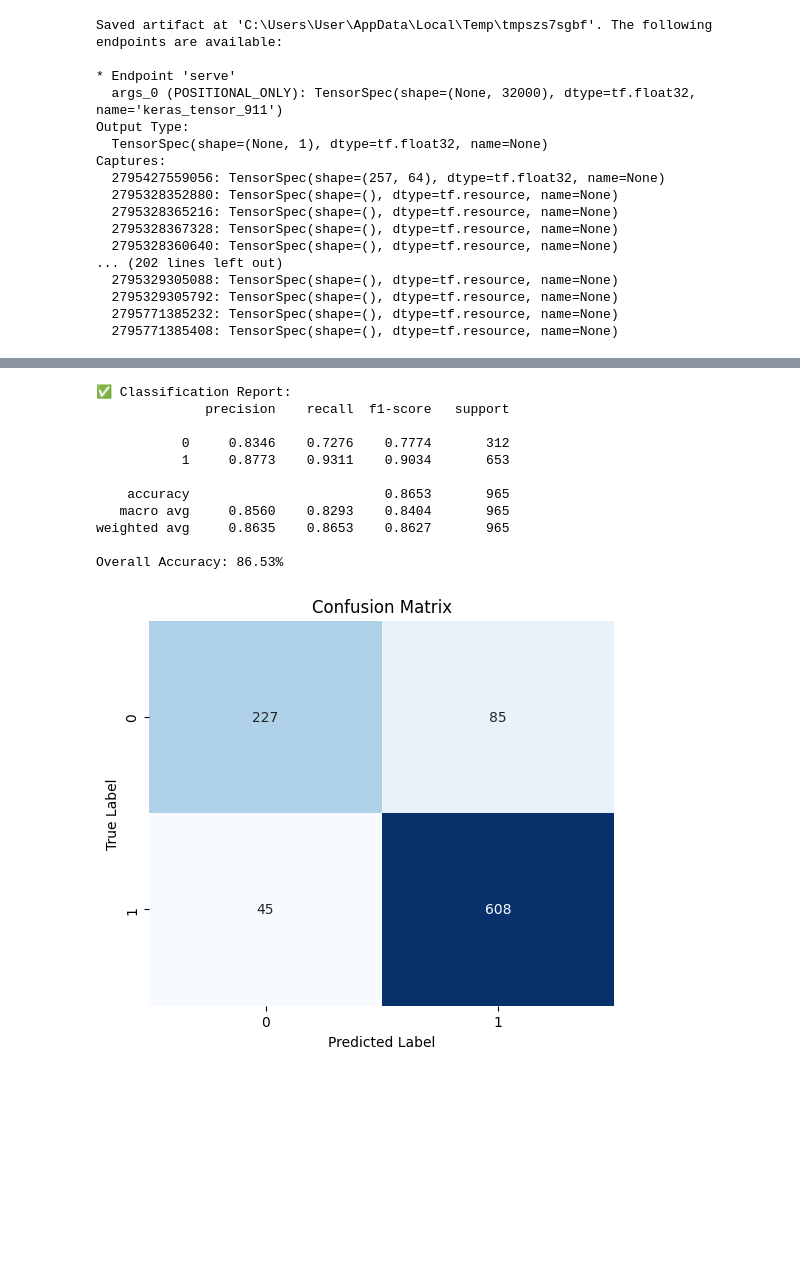
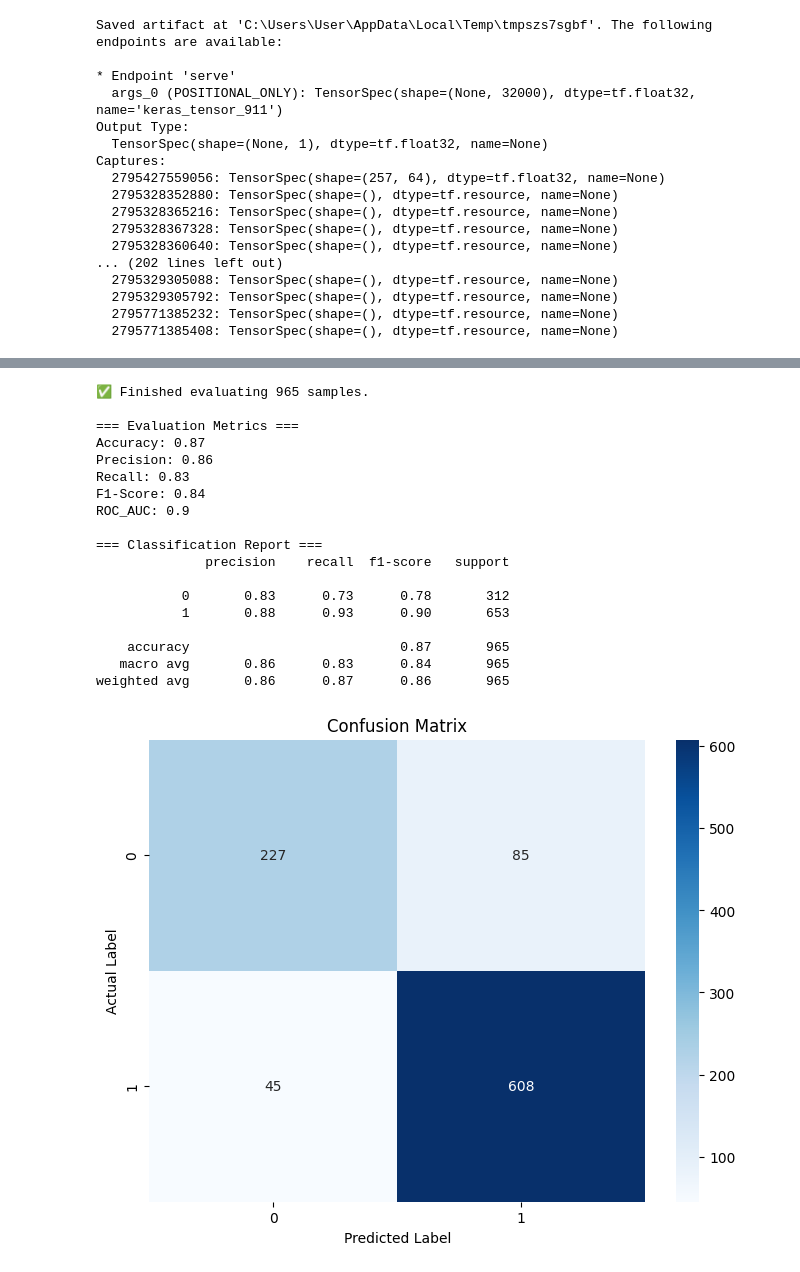
Before and after one commit to AlexPhang-M/CoughDetection_TinyML_KnowledgeDistillation_google-health, a Jupyter notebook: Code.ipynb, the cells around one changed output, grey strips where cells are left out. Cells and saved outputs as stored; diff of their text form; code cells hidden in the pictures; blank space fills up the shorter version.

```diff
--- a/Code.ipynb
+++ b/Code.ipynb
@@ -1448,10 +1268,18 @@ for i, (label_path, audio_path) in enumerate(phone_pairs):
 
 # ========== SUMMARY ==========
 if results:
-    y_true = np.array([r["true_label"] for r in results])
+    # Convert true labels to numeric if necessary
+    label_map = {"positive": 1, "negative": 0, "cough": 1, "non_cough": 0}
+    y_true = np.array([label_map.get(r["true_label"], r["true_label"]) for r in results])
     y_pred = np.array([r["pred_label"] for r in results])
-    acc = np.mean(y_true == y_pred)
-    print(f"\n✅ Accuracy: {acc*100:.2f}% on {len(results)} samples")
+    y_proba = np.array([r["max_prob"] for r in results])
+
+    # Ensure numeric y_true
+    y_true = np.array([
+        int(x) if isinstance(x, (int, float, np.integer, np.floating)) or str(x).isdigit() else 0
+        for x in y_true
+    ])
+
 else:
     print("No valid results — check your phone_pair dataset.")
 # %% [output]
@@ -1480,32 +1308,23 @@ Error processing C:/Users/User/Downloads/public_dataset\ffb8a119-fa00-4eb6-8961-
-# %%
-if len(y_true) > 0:
-    cm = confusion_matrix(y_true, y_pred)
-    report = classification_report(y_true, y_pred, digits=4)
-    acc = np.mean(np.array(y_true) == np.array(y_pred))
-
-    print("\n✅ Classification Report:")
-    print(report)
-    print(f"Overall Accuracy: {acc*100:.2f}%")
-
-    # Plot Confusion Matrix
-    plt.figure(figsize=(6, 5))
-    sns.heatmap(cm, annot=True, fmt="d", cmap="Blues", cbar=False)
-    plt.title("Confusion Matrix")
-    plt.xlabel("Predicted Label")
-    plt.ylabel("True Label")
-    plt.show()
-else:
-    print("⚠️ No valid results to compute confusion matrix.")
-# %% [output]
-✅ Classification Report:
-              precision    recall  f1-score   support
-
-           0     0.8346    0.7276    0.7774       312
-           1     0.8773    0.9311    0.9034       653
-
-    accuracy                         0.8653       965
-   macro avg     0.8560    0.8293    0.8404       965
-weighted avg     0.8635    0.8653    0.8627       965
-
-Overall Accuracy: 86.53%
-[figure, removed]
+# %%
+print(f"\n✅ Finished evaluating {len(results)} samples.")
+evaluate_and_report(y_true, y_pred, y_proba)
+# %% [output]
+✅ Finished evaluating 965 samples.
+
+=== Evaluation Metrics ===
+Accuracy: 0.87
+Precision: 0.86
+Recall: 0.83
+F1-Score: 0.84
+ROC_AUC: 0.9
+
+=== Classification Report ===
+              precision    recall  f1-score   support
+
+           0       0.83      0.73      0.78       312
+           1       0.88      0.93      0.90       653
+
+    accuracy                           0.87       965
+   macro avg       0.86      0.83      0.84       965
+weighted avg       0.86      0.87      0.86       965
+[figure, added]
```
Also changed, not shown: parts of 10 cells of this notebook.
